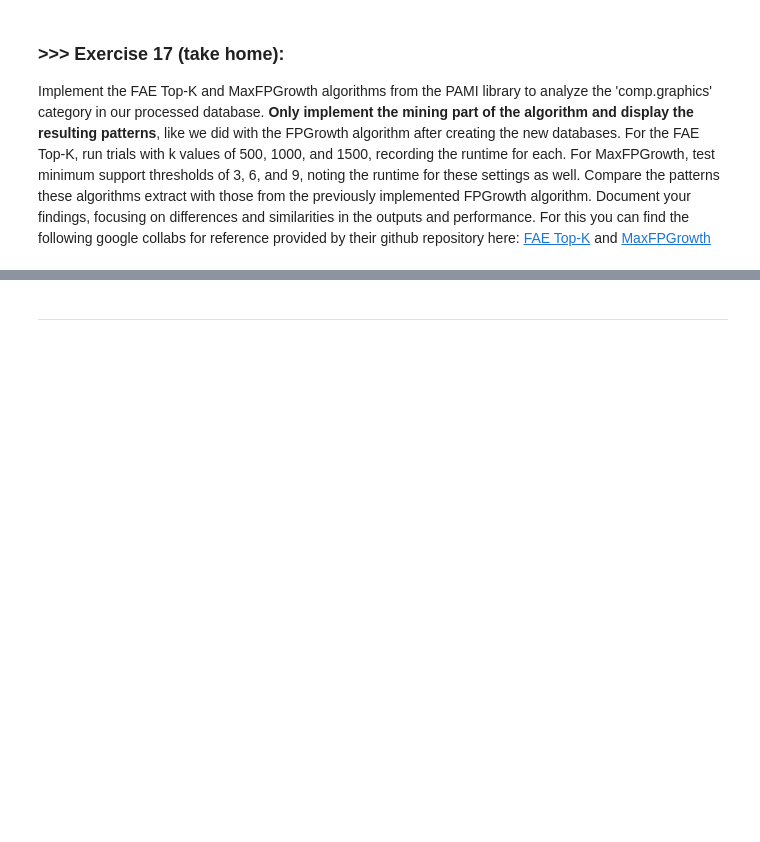
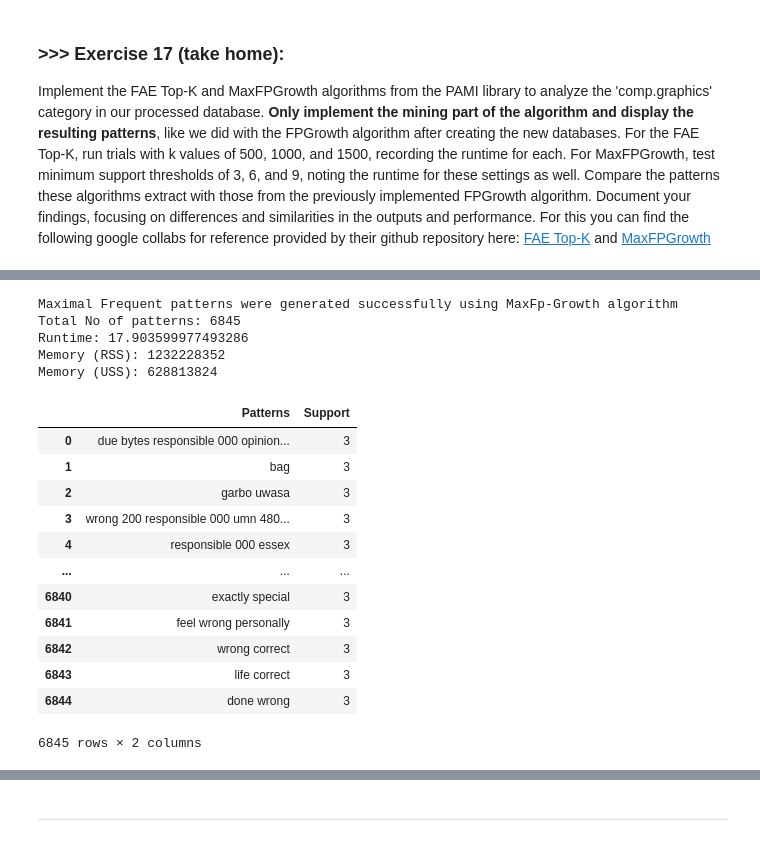
Before and after one commit to Eason12081105/DM2025-Lab1-Exercise, a Jupyter notebook: DM2025-Lab1-Master.ipynb, the cells around one changed output, grey strips where cells are left out. Cells and saved outputs as stored; diff of their text form; code cells hidden in the pictures; blank space fills up the shorter version.

```diff
--- a/DM2025-Lab1-Master.ipynb
+++ b/DM2025-Lab1-Master.ipynb
@@ -2095,0 +2171,36 @@ Error:
+# %%
+from PAMI.frequentPattern.maximal import MaxFPGrowth  as alg_maxFPG #import the algorithm
+
+inputFile = 'td_freq_db_comp_graphics.csv'
+minimumSupportCount = 3  #minSup is specified in count. However, the users can also specify minSup between 0 and 1.
+
+obj3_maxFPG = alg_maxFPG.MaxFPGrowth(iFile=inputFile, minSup=minimumSupportCount, sep='\t') #initialize
+obj3_maxFPG.mine()            #start the mining process
+obj3_maxFPG.save('freq_patterns_comp_graphics_maxFPG_3.txt') #save the patterns
+frequentPatternsDF_comp_graphics = obj3_maxFPG.getPatternsAsDataFrame() #get the generated frequent patterns as a dataframe
+print('Total No of patterns: ' + str(len(frequentPatternsDF_comp_graphics))) #print the total number of patterns
+print('Runtime: ' + str(obj3_maxFPG.getRuntime())) #measure the runtime
+
+print('Memory (RSS): ' + str(obj3_maxFPG.getMemoryRSS()))
+print('Memory (USS): ' + str(obj3_maxFPG.getMemoryUSS()))
+
+frequentPatternsDF_comp_graphics
+# %% [output]
+Maximal Frequent patterns were generated successfully using MaxFp-Growth algorithm
+Total No of patterns: 6845
+Runtime: 17.903599977493286
+Memory (RSS): 1232228352
+Memory (USS): 628813824
+|  | Patterns | Support |
+| 0 | due bytes responsible 000 opinion... | 3 |
+| 1 | bag | 3 |
+| 2 | garbo uwasa | 3 |
+| 3 | wrong 200 responsible 000 umn 480... | 3 |
+| 4 | responsible 000 essex | 3 |
+| ... | ... | ... |
+| 6840 | exactly special | 3 |
+| 6841 | feel wrong personally | 3 |
+| 6842 | wrong correct | 3 |
+| 6843 | life correct | 3 |
+| 6844 | done wrong | 3 |
+6845 rows × 2 columns
```
Also changed, not shown: parts of 50 cells of this notebook, 2 other files.
